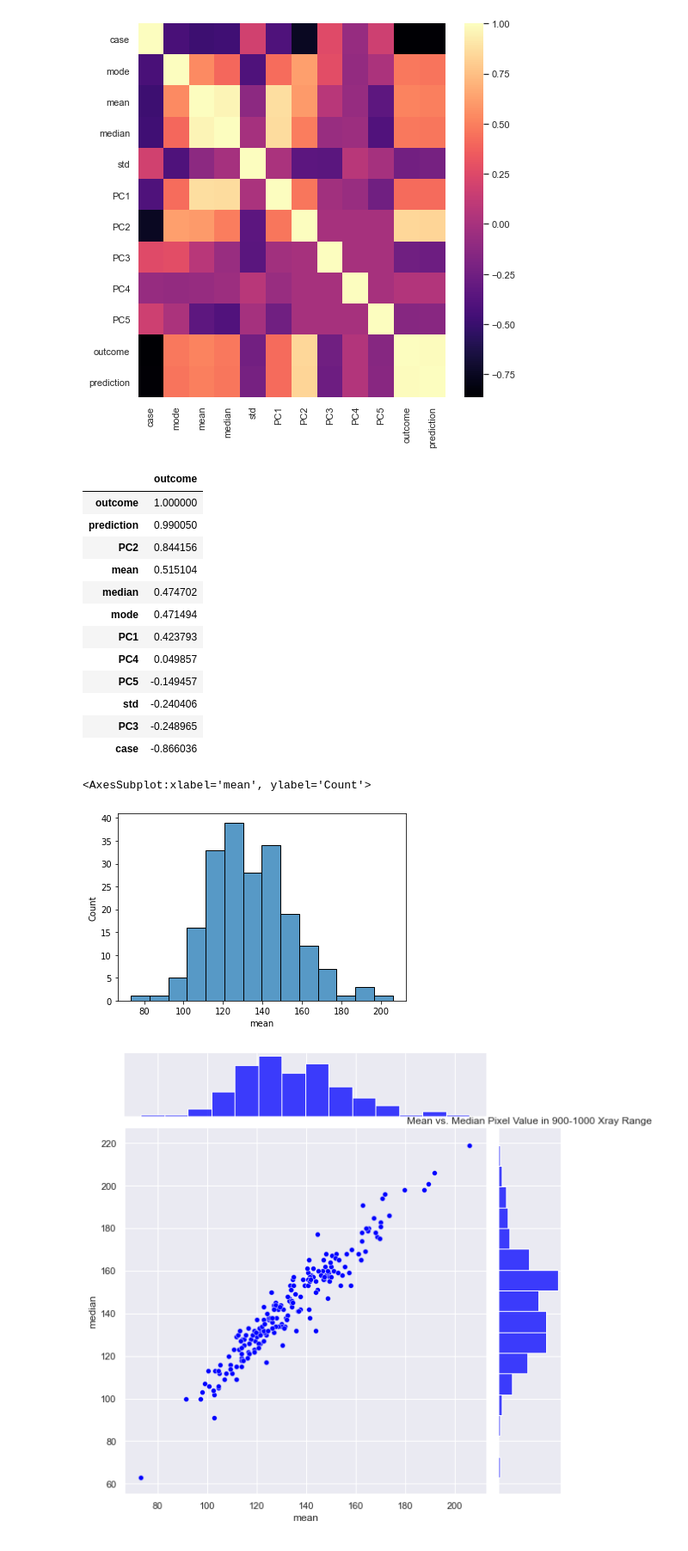
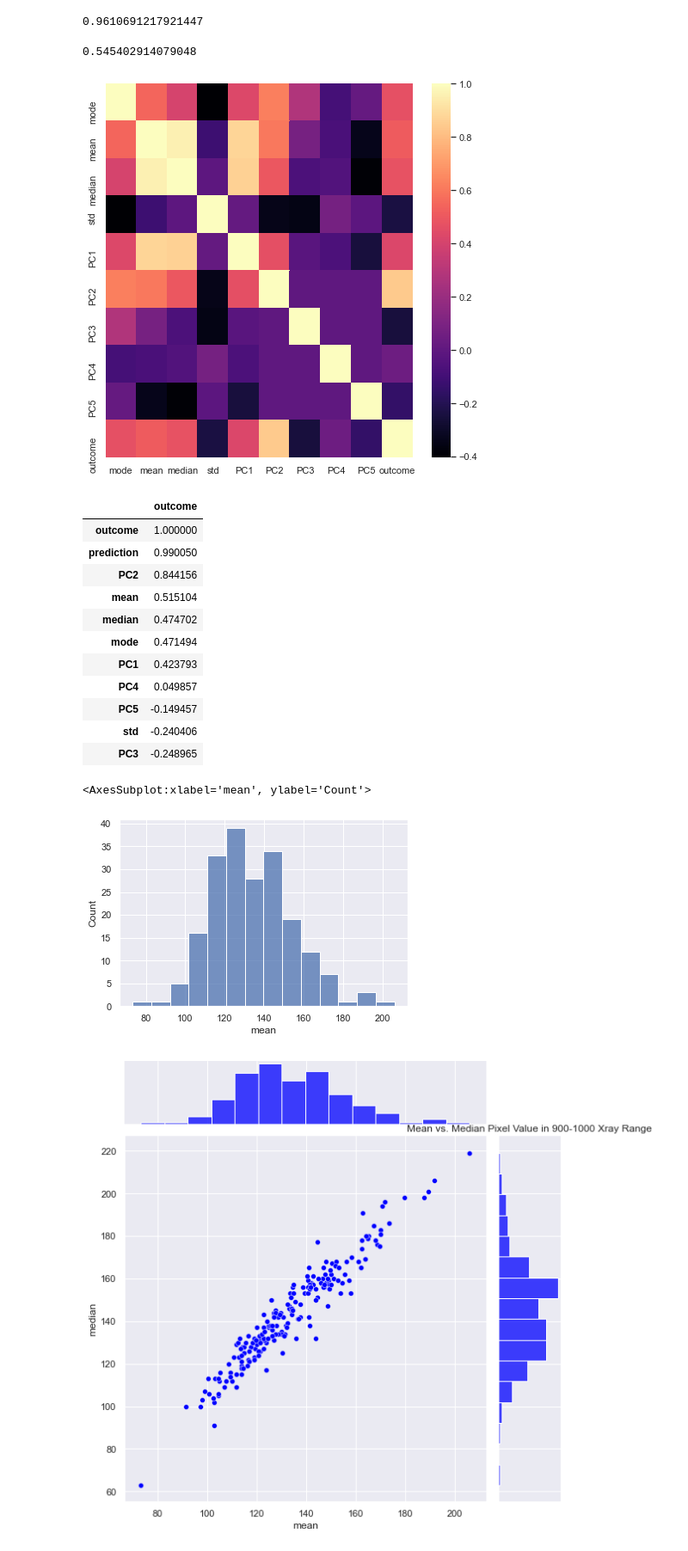
Before and after one commit to AlexSchaefferEdu/GP3, a Jupyter notebook: AnalysisWorkpad_Schaeffer.ipynb, the cells around one changed output. Shown: that part at 86% size. Drawn from its saved outputs; the diff is of its cells as text; code cells hidden in the pictures.

```diff
--- a/AnalysisWorkpad_Schaeffer.ipynb
+++ b/AnalysisWorkpad_Schaeffer.ipynb
@@ -34,0 +7,6 @@ df.head()
+# %%
+Schaeffer = pd.read_csv("MLdata_Schaeffer.csv").drop(['case', 'prediction'], axis=1)
+fig, ax = plt.subplots(figsize=(8, 8))
+sns.heatmap(Schaeffer.corr(), cmap="magma", ax=ax)
+plt.title("Schaeffer Sample")
+plt.savefig("Graphics\CorrPlot_Schaeffer.png")
@@ -35,11 +91,19 @@ df.head()
+# %%
+Schaeffer.corr()['mean']['median']
+# %% [output]
+0.9610691217921447
+# %%
+Schaeffer.corr()['mean']['mode']
+# %% [output]
+0.545402914079048
 # %%
 fig, ax = plt.subplots(figsize=(8, 8))
-sns.heatmap(df.corr(), cmap="magma", ax=ax)
+sns.heatmap(Schaeffer.drop(['prediction'], axis=1).corr(), cmap="magma", ax=ax)
 plt.savefig("Graphics\CorrPlot_Schaeffer.png")
 # %% [output]
-[figure, old version]
+[figure, new version]
 # %%
-df.corr()['outcome'].to_frame().sort_values(by='outcome', ascending=False)
+Schaeffer.corr()['outcome'].to_frame().sort_values(by='outcome', ascending=False)
 # %% [output]
 |  | outcome |
 | outcome | 1.000000 |
@@ -53,10 +117,9 @@ df.corr()['outcome'].to_frame().sort_values(by='outcome', ascending=False)
 | PC5 | -0.149457 |
 | std | -0.240406 |
 | PC3 | -0.248965 |
-| case | -0.866036 |
 # %%
-sns.histplot(df['mean'])
+sns.histplot(Schaeffer['mean'])
 # %% [output]
 <AxesSubplot:xlabel='mean', ylabel='Count'>
-[figure, old version]
+[figure, new version]
 # %%
```
Also changed, not shown: parts of 14 cells of this notebook, 4 other files.
